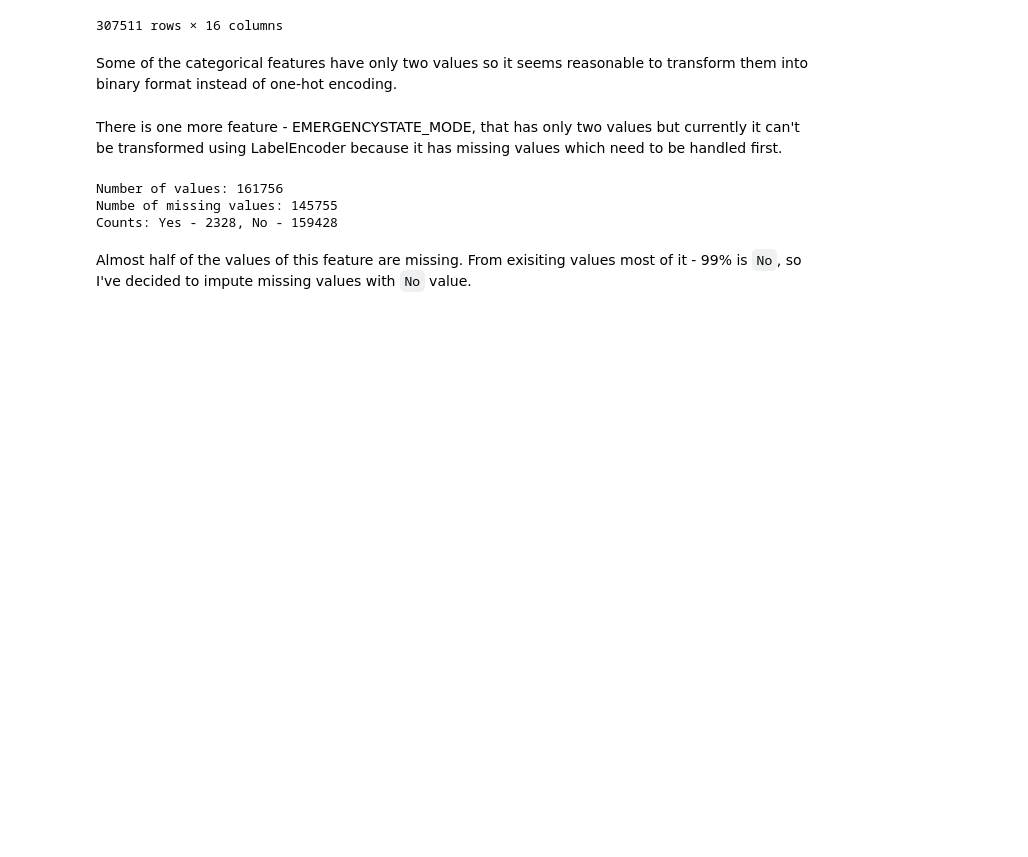
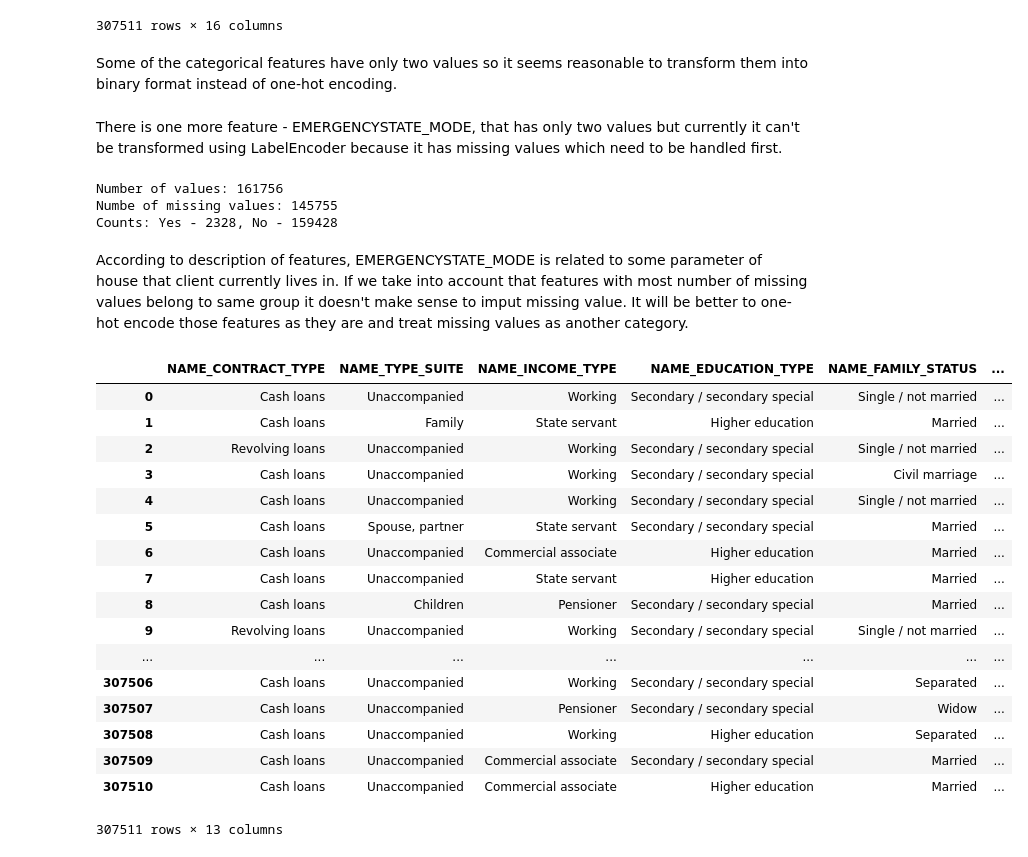
Before and after one commit to ASzwarc/HomeCreditDefaultRisk, a Jupyter notebook: HomeCreditDefaultRisk_Solution.ipynb, the cells around one changed output. Cells and saved outputs as stored; diff of their text form; code cells hidden in the pictures; blank space fills up the shorter version.

```diff
--- a/HomeCreditDefaultRisk_Solution.ipynb
+++ b/HomeCreditDefaultRisk_Solution.ipynb
@@ -237,5 +284,26 @@ print("Counts: Yes - {}, No - {}".format(train_data["EMERGENCYSTATE_MODE"].value
 Number of values: 161756
 Numbe of missing values: 145755
 Counts: Yes - 2328, No - 159428
-# %% [markdown]
-Almost half of the values of this feature are missing. From exisiting values most of it - 99% is `No`, so I've decided to impute missing values with `No` value.
+# %% [markdown]
+According to description of features, EMERGENCYSTATE_MODE is related to some parameter of house that client currently lives in. If we take into account that features with most number of missing values belong to same group it doesn't make sense to imput missing value. It will be better to one-hot encode those features as they are and treat missing values as another category.
+# %%
+display(train_data.select_dtypes(include=[object]))
+# %% [output]
+|  | NAME_CONTRACT_TYPE | NAME_TYPE_SUITE | NAME_INCOME_TYPE | NAME_EDUCATION_TYPE | NAME_FAMILY_STATUS | ... |
+| 0 | Cash loans | Unaccompanied | Working | Secondary / secondary special | Single / not married | ... |
+| 1 | Cash loans | Family | State servant | Higher education | Married | ... |
+| 2 | Revolving loans | Unaccompanied | Working | Secondary / secondary special | Single / not married | ... |
+| 3 | Cash loans | Unaccompanied | Working | Secondary / secondary special | Civil marriage | ... |
+| 4 | Cash loans | Unaccompanied | Working | Secondary / secondary special | Single / not married | ... |
+| 5 | Cash loans | Spouse, partner | State servant | Secondary / secondary special | Married | ... |
+| 6 | Cash loans | Unaccompanied | Commercial associate | Higher education | Married | ... |
+| 7 | Cash loans | Unaccompanied | State servant | Higher education | Married | ... |
+| 8 | Cash loans | Children | Pensioner | Secondary / secondary special | Married | ... |
+| 9 | Revolving loans | Unaccompanied | Working | Secondary / secondary special | Single / not married | ... |
+| ... | ... | ... | ... | ... | ... | ... |
+| 307506 | Cash loans | Unaccompanied | Working | Secondary / secondary special | Separated | ... |
+| 307507 | Cash loans | Unaccompanied | Pensioner | Secondary / secondary special | Widow | ... |
+| 307508 | Cash loans | Unaccompanied | Working | Higher education | Separated | ... |
+| 307509 | Cash loans | Unaccompanied | Commercial associate | Secondary / secondary special | Married | ... |
+| 307510 | Cash loans | Unaccompanied | Commercial associate | Higher education | Married | ... |
+307511 rows × 13 columns
```
Also changed, not shown: parts of 23 cells of this notebook.
